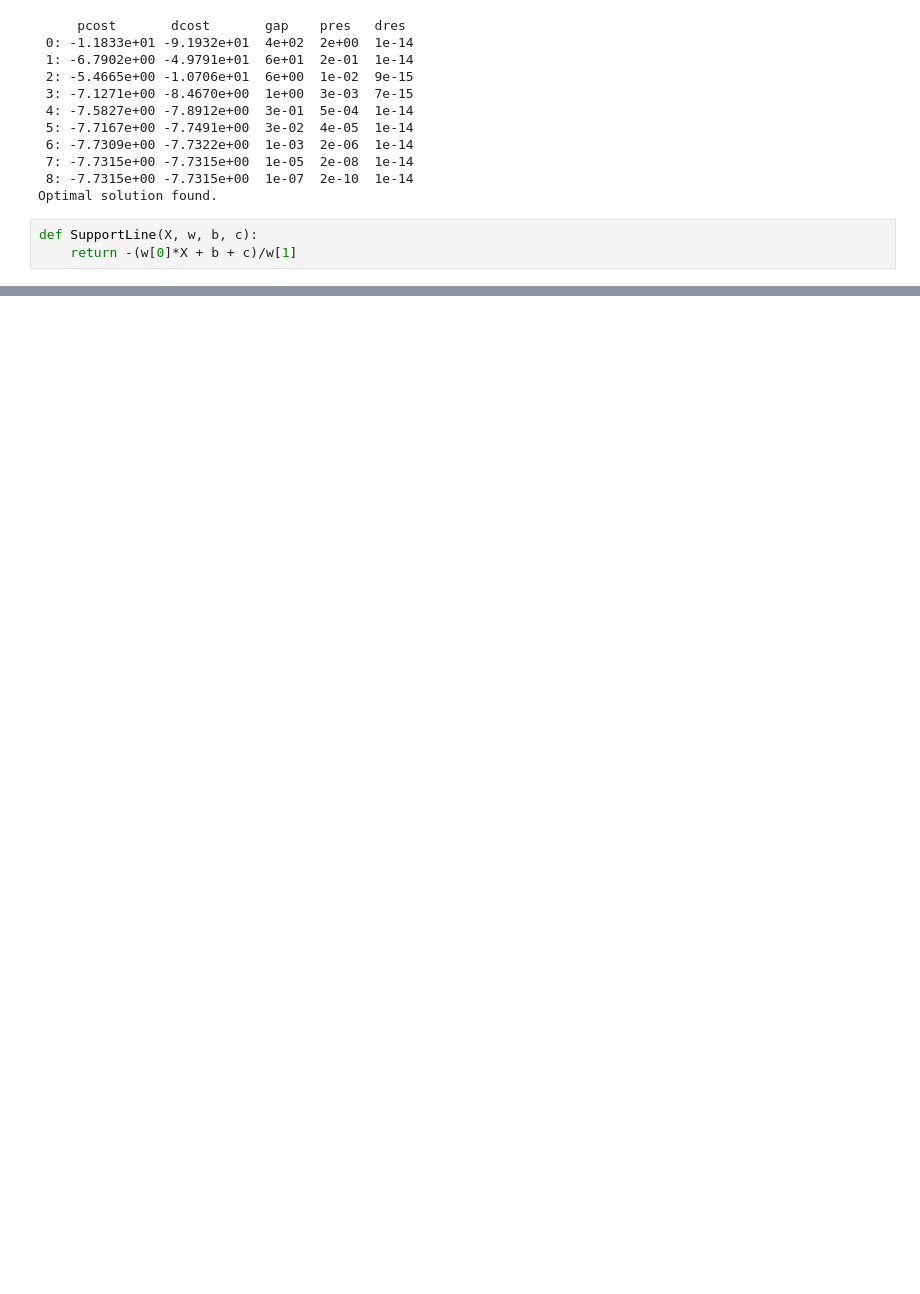
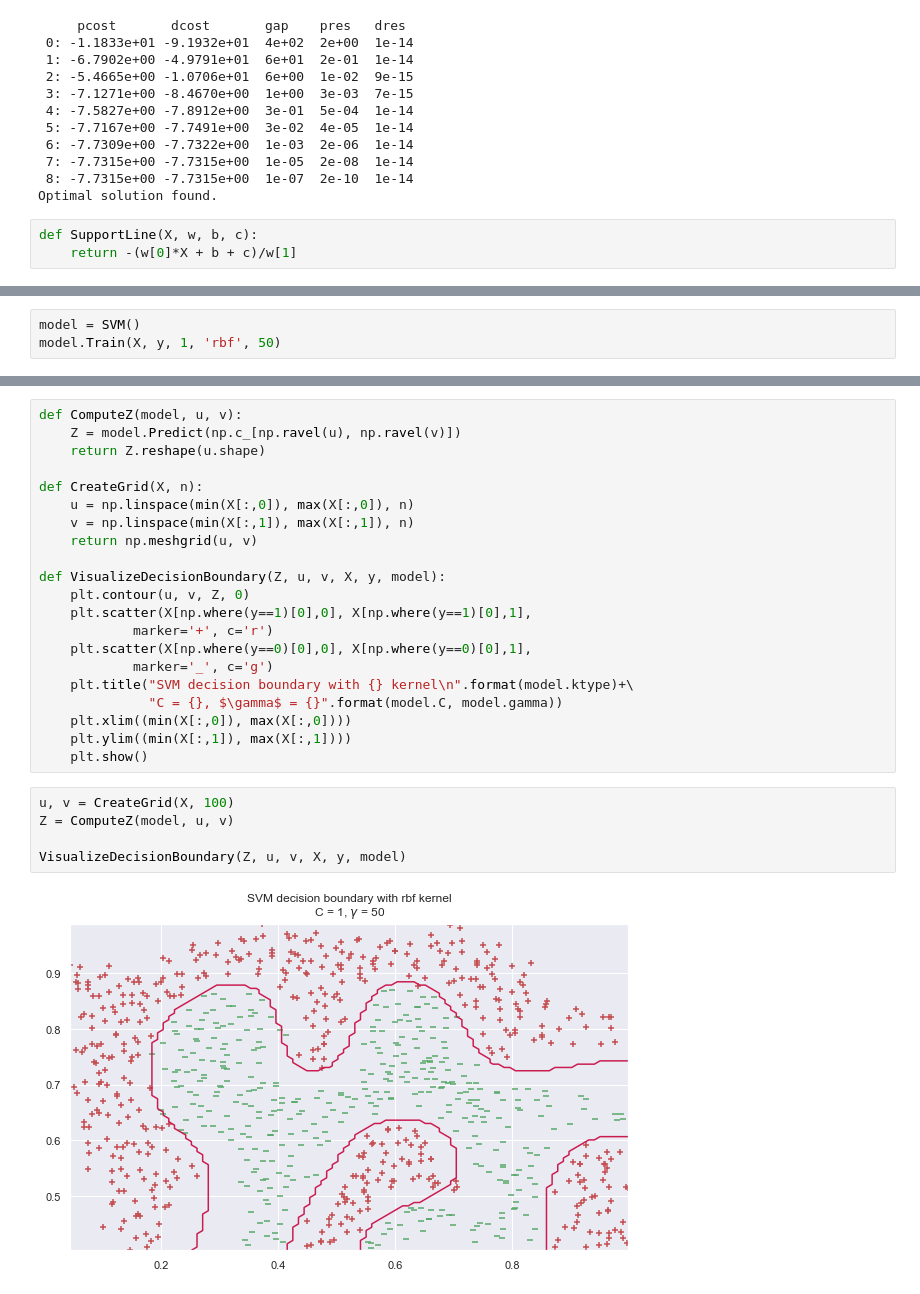
Before and after one commit to ilyamil/machine_learning, a Jupyter notebook: linear_svm/SVM.ipynb, the cells around one changed output, grey strips where cells are left out. Saved outputs shown, nothing was run; the diff lists cells and outputs as text; blank space fills up the shorter version.

```diff
--- a/linear_svm/SVM.ipynb
+++ b/linear_svm/SVM.ipynb
@@ -86,0 +140,3 @@ plt.show()
+# %%
+model = SVM()
+model.Train(X, y, 1, 'rbf', 50)
@@ -86,0 +158,28 @@ plt.show()
+# %%
+def ComputeZ(model, u, v):
+    Z = model.Predict(np.c_[np.ravel(u), np.ravel(v)])
+    return Z.reshape(u.shape)
+
+def CreateGrid(X, n):
+    u = np.linspace(min(X[:,0]), max(X[:,0]), n)
+    v = np.linspace(min(X[:,1]), max(X[:,1]), n)
+    return np.meshgrid(u, v)
+
+def VisualizeDecisionBoundary(Z, u, v, X, y, model):
+    plt.contour(u, v, Z, 0)
+    plt.scatter(X[np.where(y==1)[0],0], X[np.where(y==1)[0],1],
+            marker='+', c='r')
+    plt.scatter(X[np.where(y==0)[0],0], X[np.where(y==0)[0],1],
+            marker='_', c='g')
+    plt.title("SVM decision boundary with {} kernel\n".format(model.ktype)+\
+              "C = {}, $\gamma$ = {}".format(model.C, model.gamma))
+    plt.xlim((min(X[:,0]), max(X[:,0])))
+    plt.ylim((min(X[:,1]), max(X[:,1])))
+    plt.show()
+# %%
+u, v = CreateGrid(X, 100)
+Z = ComputeZ(model, u, v)
+
+VisualizeDecisionBoundary(Z, u, v, X, y, model)
+# %% [output]
+[figure, added]
```
Also changed, not shown: parts of 10 cells of this notebook, 1 other file.
